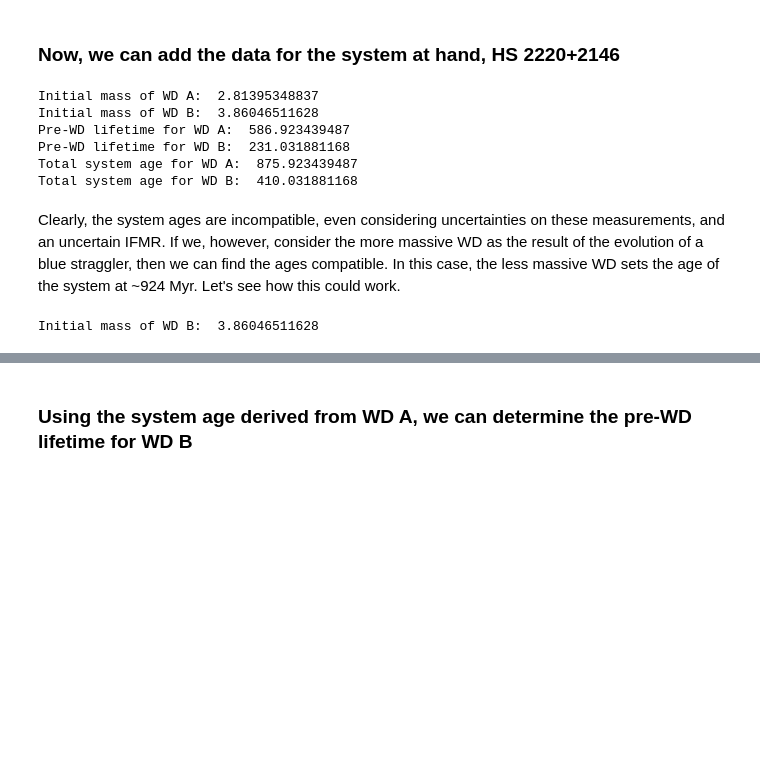
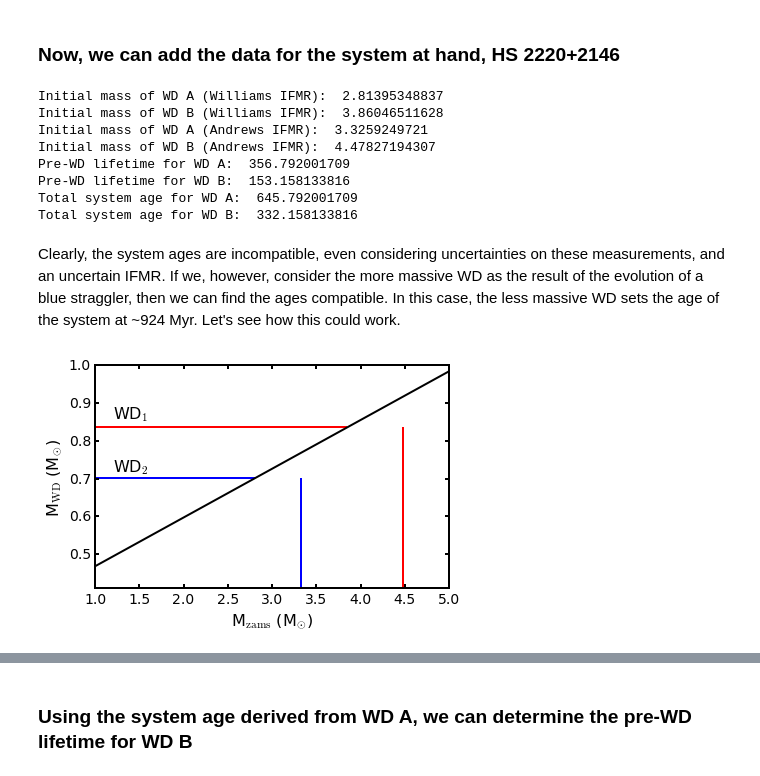
Before and after one commit to astroJeff/HS2220, a Jupyter notebook: notebook/HS 2220+2146.ipynb, the cells around one changed output, grey strips where cells are left out. Cells and saved outputs as stored; diff of their text form; code cells hidden in the pictures; blank space fills up the shorter version.

```diff
--- a/notebook/HS 2220+2146.ipynb
+++ b/notebook/HS 2220+2146.ipynb
@@ -36,0 +32,5 @@ def IFMR_williams(M_zams):
+# %%
+# Import Andrews et al. (2016) IFMR study posteriors
+datafile = os.path.abspath("../data/posterior_samples.txt")
+names = ["b_perp","phi_1","phi_2","phi_3","mu","sigma"]
+IFMR_posteriors = np.genfromtxt(datafile, dtype=None, usecols=(0,1,2,3,4,5), skip_header=1, names=names)
@@ -52,8 +133,16 @@ t_cool_B_err = 14.0
 M_zams_A = IFMR_williams_inverse(M_wd_A)
 M_zams_B = IFMR_williams_inverse(M_wd_B)
 
-print "Initial mass of WD A: ", M_zams_A
-print "Initial mass of WD B: ", M_zams_B
+print "Initial mass of WD A (Williams IFMR): ", M_zams_A
+print "Initial mass of WD B (Williams IFMR): ", M_zams_B
+
+M_zams_A = IFMR_andrews_inverse(M_wd_A)
+M_zams_B = IFMR_andrews_inverse(M_wd_B)
+
+print "Initial mass of WD A (Andrews IFMR): ", M_zams_A
+print "Initial mass of WD B (Andrews IFMR): ", M_zams_B
+
+
 
 t_pre_wd_A = func_lifetime(M_zams_A)
 t_pre_wd_B = func_lifetime(M_zams_B)
@@ -64,15 +153,47 @@ print "Pre-WD lifetime for WD B: ", t_pre_wd_B/1.0e6
 print "Total system age for WD A: ", t_pre_wd_A/1.0e6 + t_cool_A
 print "Total system age for WD B: ", t_pre_wd_B/1.0e6 + t_cool_B
 # %% [output]
-Initial mass of WD A:  2.81395348837
-Initial mass of WD B:  3.86046511628
-Pre-WD lifetime for WD A:  586.923439487
-Pre-WD lifetime for WD B:  231.031881168
-Total system age for WD A:  875.923439487
-Total system age for WD B:  410.031881168
+Initial mass of WD A (Williams IFMR):  2.81395348837
+Initial mass of WD B (Williams IFMR):  3.86046511628
+Initial mass of WD A (Andrews IFMR):  3.3259249721
+Initial mass of WD B (Andrews IFMR):  4.47827194307
+Pre-WD lifetime for WD A:  356.792001709
+Pre-WD lifetime for WD B:  153.158133816
+Total system age for WD A:  645.792001709
+Total system age for WD B:  332.158133816
 # %% [markdown]
 Clearly, the system ages are incompatible, even considering uncertainties on these measurements, and an uncertain IFMR. If we, however, consider the more massive WD as the result of the evolution of a blue straggler, then we can find the ages compatible. In this case, the less massive WD sets the age of the system at ~924 Myr. Let's see how this could work.
-# %%
-print "Initial mass of WD B: ", M_zams_B
-# %% [output]
-Initial mass of WD B:  3.86046511628
+# %%
+ran_M_i = np.linspace(0.1,10.0,100)
+ran_M_f = IFMR_williams(ran_M_i)
+
+plt.rcParams['axes.linewidth'] = 2.0
+plt.rcParams['xtick.major.width'] = 2.0
+plt.rcParams['ytick.major.width'] = 2.0
+plt.rcParams['font.size'] = 14.0
+
+
+plt.axhline(y=0.702, xmin=0, xmax=0.45, color='b', linewidth=2)
+plt.axhline(y=0.837, xmin=0, xmax=0.71, color='r', linewidth=2)
+plt.axvline(x=M_zams_A, ymin=0, ymax=0.49, color='b', linewidth=2)
+plt.axvline(x=M_zams_B, ymin=0, ymax=0.72, color='r', linewidth=2)
+
+plt.text(1.2, 0.86, r"WD$_1$", fontsize=16)
+plt.text(1.2, 0.72, r"WD$_2$", fontsize=16)
+
+plt.plot(ran_M_i, ran_M_f, color='k', linewidth=2)
+
+
+
+plt.xlabel(r"M$_{\rm zams}$ (M$_{\odot}$)", fontsize=16.0)
+plt.ylabel(r"M$_{\rm WD}$ (M$_{\odot}$)", fontsize=16.0)
+plt.xlim(1.0,5.0)
+plt.ylim(0.41,1.0)
+
+plt.tight_layout()
+plt.gcf().subplots_adjust(bottom=0.15, left=0.12)
+
+plt.savefig('../figures/M_zams.pdf')
+#plt.show()
+# %% [output]
+[figure, added]
```
Also changed, not shown: parts of 35 cells of this notebook, 3 other files.
